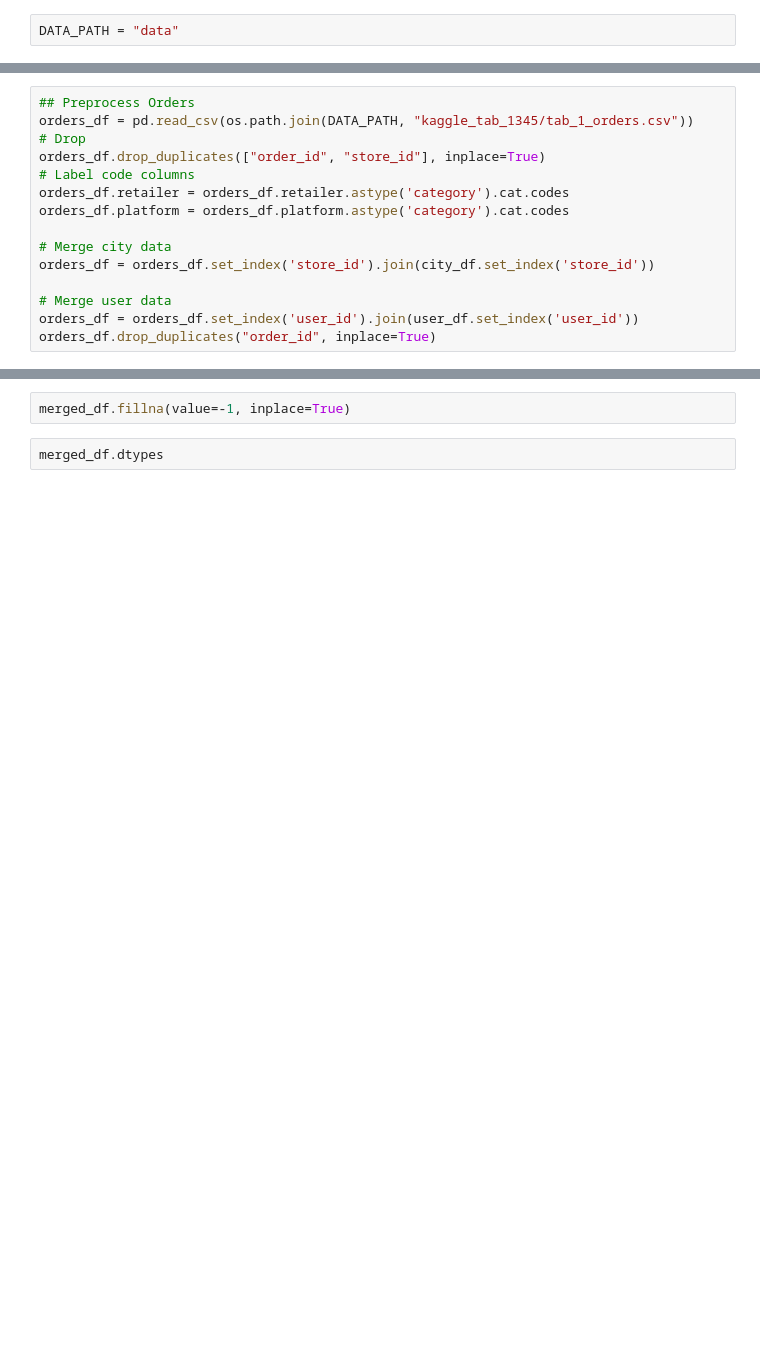
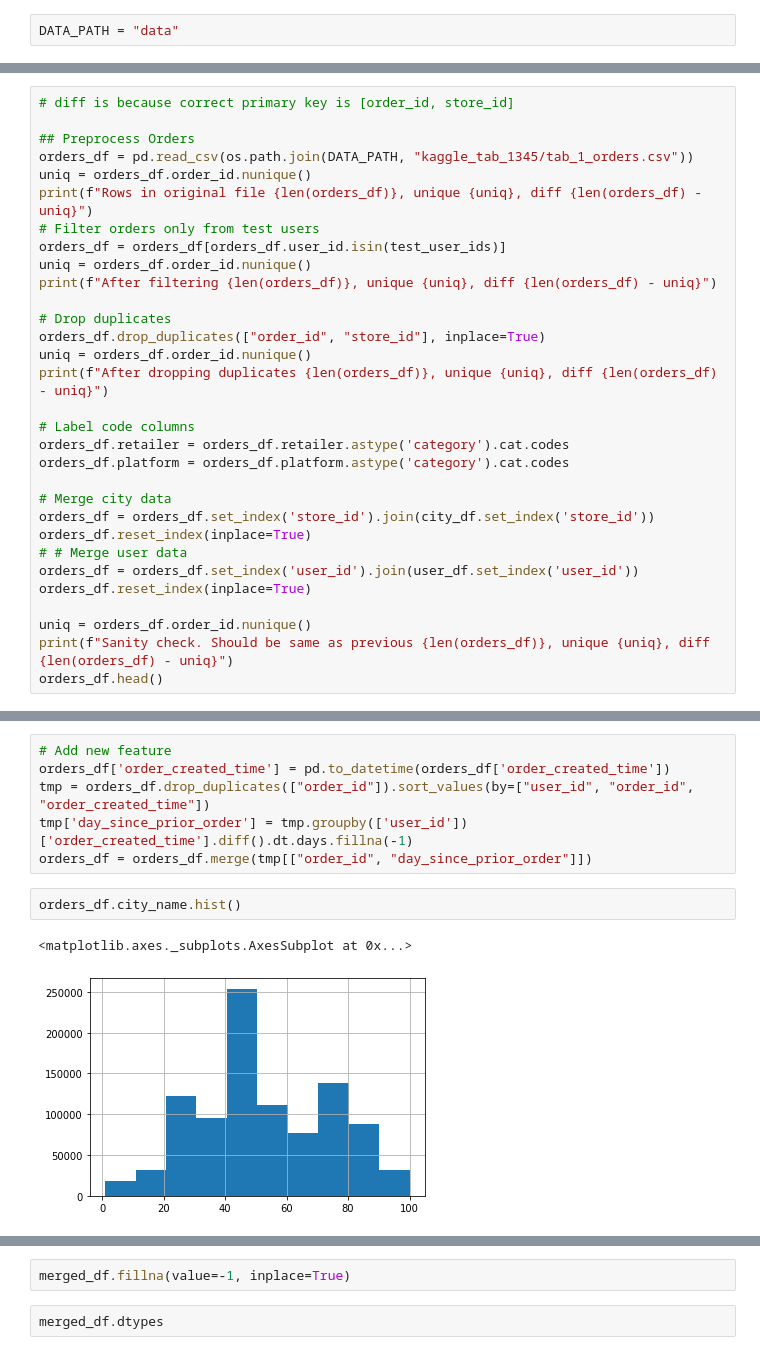
Before and after one commit to zakajd/sbermarket, a Jupyter notebook: Merge.ipynb, the cells around one changed output, grey strips where cells are left out. Saved outputs shown, nothing was run; the diff lists cells and outputs as text; blank space fills up the shorter version.

Commit message:
Update merge

```diff
--- a/Merge.ipynb
+++ b/Merge.ipynb
@@ -59,15 +107,31 @@ city_df.city_name = city_df.city_name.astype('category').cat.codes
 # %%
+# diff is because correct primary key is [order_id, store_id]
+
 ## Preprocess Orders
 orders_df = pd.read_csv(os.path.join(DATA_PATH, "kaggle_tab_1345/tab_1_orders.csv"))
-# Drop
+uniq = orders_df.order_id.nunique()
+print(f"Rows in original file {len(orders_df)}, unique {uniq}, diff {len(orders_df) - uniq}")
+# Filter orders only from test users
+orders_df = orders_df[orders_df.user_id.isin(test_user_ids)]
+uniq = orders_df.order_id.nunique()
+print(f"After filtering {len(orders_df)}, unique {uniq}, diff {len(orders_df) - uniq}")
+
+# Drop duplicates
 orders_df.drop_duplicates(["order_id", "store_id"], inplace=True)
+uniq = orders_df.order_id.nunique()
+print(f"After dropping duplicates {len(orders_df)}, unique {uniq}, diff {len(orders_df) - uniq}")
+
 # Label code columns
 orders_df.retailer = orders_df.retailer.astype('category').cat.codes
 orders_df.platform = orders_df.platform.astype('category').cat.codes
 
 # Merge city data
 orders_df = orders_df.set_index('store_id').join(city_df.set_index('store_id'))
+orders_df.reset_index(inplace=True)
+# # Merge user data
+orders_df = orders_df.set_index('user_id').join(user_df.set_index('user_id'))
+orders_df.reset_index(inplace=True)
 
-# Merge user data
-orders_df = orders_df.set_index('user_id').join(user_df.set_index('user_id'))
-orders_df.drop_duplicates("order_id", inplace=True)
+uniq = orders_df.order_id.nunique()
+print(f"Sanity check. Should be same as previous {len(orders_df)}, unique {uniq}, diff {len(orders_df) - uniq}")
+orders_df.head()
@@ -74 +149,12 @@ orders_df.drop_duplicates("order_id", inplace=True)
+# %%
+# Add new feature
+orders_df['order_created_time'] = pd.to_datetime(orders_df['order_created_time'])
+tmp = orders_df.drop_duplicates(["order_id"]).sort_values(by=["user_id", "order_id", "order_created_time"])
+tmp['day_since_prior_order'] = tmp.groupby(['user_id'])['order_created_time'].diff().dt.days.fillna(-1)
+orders_df = orders_df.merge(tmp[["order_id", "day_since_prior_order"]])
+# %%
+orders_df.city_name.hist()
+# %% [output]
+<matplotlib.axes._subplots.AxesSubplot at 0x...>
+[figure, added]
 # %%
```
Also changed, not shown: parts of 25 cells of this notebook.
